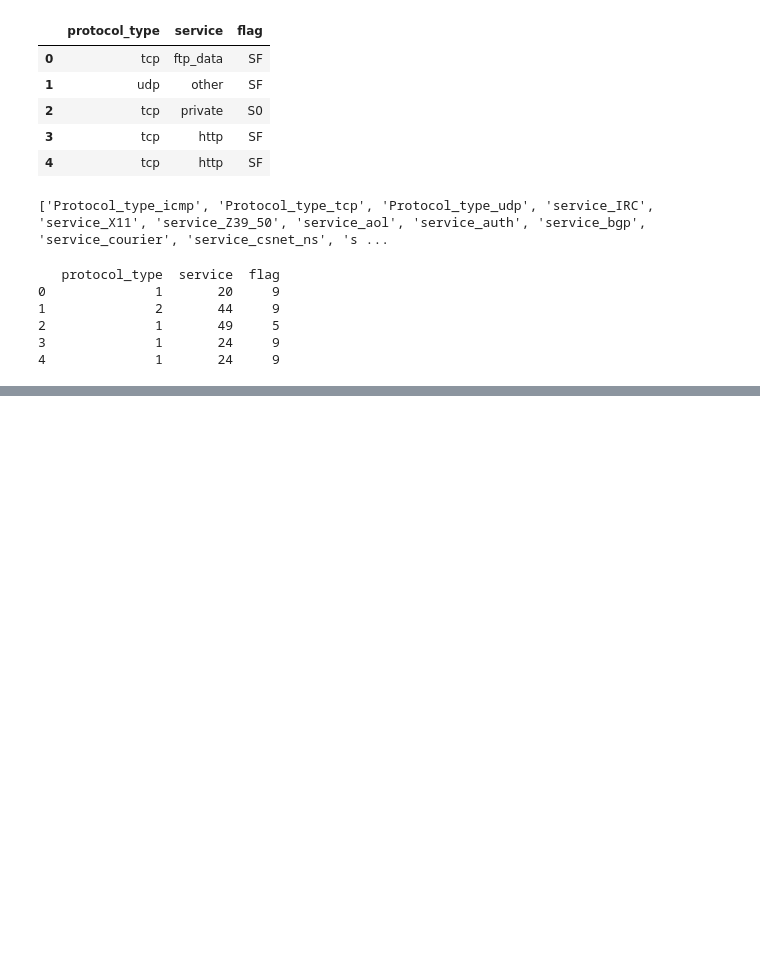
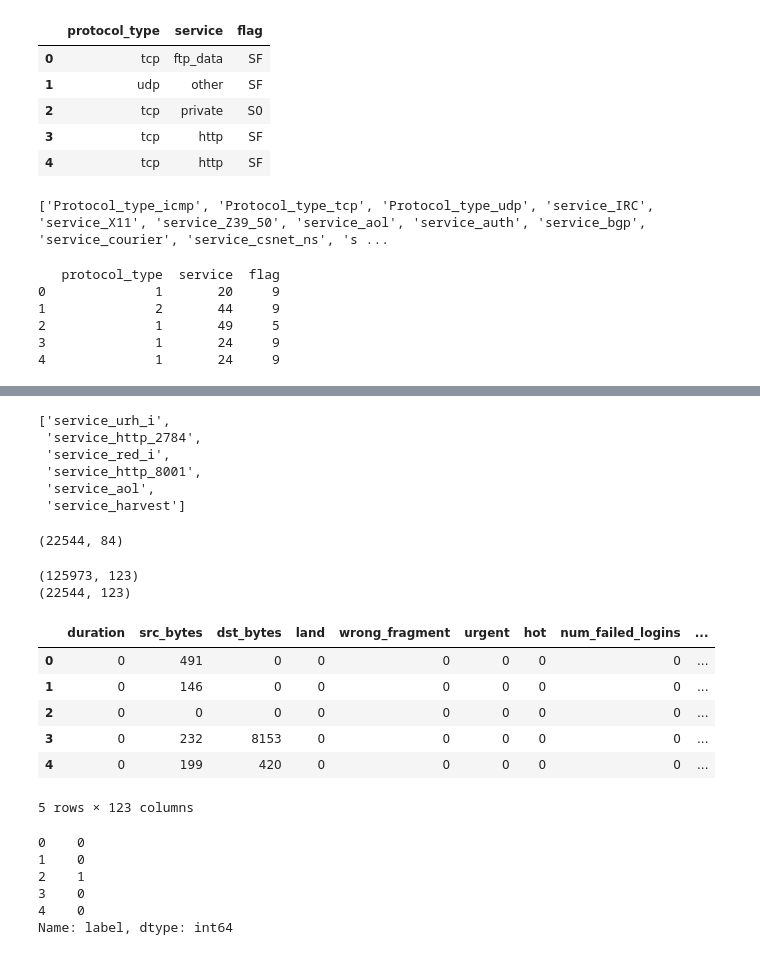
Before and after one commit to achmegantara/Feature-Importance-Ranking-Local-Outlier-Factor-NSLKDD-UNSWNB15, a Jupyter notebook: prog1.ipynb, the cells around one changed output, grey strips where cells are left out. Saved outputs shown, nothing was run; the diff lists cells and outputs as text; code cells hidden in the pictures; blank space fills up the shorter version.

```diff
--- a/prog1.ipynb
+++ b/prog1.ipynb
@@ -127,3 +127,11 @@ testdf_categorical_values_enc = testdf_categorical_values.apply(LabelEncoder().f
 2              1       49     5
 3              1       24     9
 4              1       24     9
+# %%
+enc = OneHotEncoder()
+df_categorical_values_encenc = enc.fit_transform(df_categorical_values_enc)
+df_cat_data = pd.DataFrame(df_categorical_values_encenc.toarray(), columns=dumcols)
+
+#test set
+testdf_categorical_values_encenc = enc.fit_transform(testdf_categorical_values_enc)
+testdf_cat_data = pd.DataFrame(testdf_categorical_values_encenc.toarray(), columns=testdumcols)
@@ -129,0 +148,72 @@ testdf_categorical_values_enc = testdf_categorical_values.apply(LabelEncoder().f
+# %%
+trainservice=df['service'].tolist()
+testservice=df_test['service'].tolist()
+difference=list(set(trainservice)-set(testservice))
+string = 'service_'
+difference = [string + x for x in difference]
+difference
+# %% [output]
+['service_urh_i',
+ 'service_http_2784',
+ 'service_red_i',
+ 'service_http_8001',
+ 'service_aol',
+ 'service_harvest']
+# %%
+for col in difference:
+    testdf_cat_data[col] = 0
+
+testdf_cat_data.shape
+# %% [output]
+(22544, 84)
+# %%
+#train data
+newdf=df.join(df_cat_data)
+newdf.drop('flag', axis=1, inplace=True)
+newdf.drop('protocol_type',axis=1, inplace=True)
+newdf.drop('service',axis=1, inplace=True)
+#newdf.drop('difficulty-level',axis=1, inplace=True)
+
+#test data
+newdf_test = df_test.join(testdf_cat_data)
+newdf_test.drop('flag', axis=1, inplace=True)
+newdf_test.drop('protocol_type',axis=1, inplace=True)
+newdf_test.drop('service',axis=1, inplace=True)
+#newdf_test.drop('difficulty-level',axis=1, inplace=True)
+
+print(newdf.shape)
+print(newdf_test.shape)
+# %% [output]
+(125973, 123)
+(22544, 123)
+# %%
+newdf.head()
+# %% [output]
+|  | duration | src_bytes | dst_bytes | land | wrong_fragment | urgent | hot | num_failed_logins | ... |
+| 0 | 0 | 491 | 0 | 0 | 0 | 0 | 0 | 0 | ... |
+| 1 | 0 | 146 | 0 | 0 | 0 | 0 | 0 | 0 | ... |
+| 2 | 0 | 0 | 0 | 0 | 0 | 0 | 0 | 0 | ... |
+| 3 | 0 | 232 | 8153 | 0 | 0 | 0 | 0 | 0 | ... |
+| 4 | 0 | 199 | 420 | 0 | 0 | 0 | 0 | 0 | ... |
+5 rows × 123 columns
+# %%
+#take label column
+labeldf=newdf['label']
+labeldf_test=newdf_test['label']
+
+#change the label column
+newlabeldf=labeldf.replace({ 'normal' : 0, 'neptune' : 1 ,'back': 1, 'land': 1, 'pod': 1, 'smurf': 1, 'teardrop': 1,'mailbomb': 1, 'apache2': 1, 'processtable': 1, 'udpstorm': 1, 'worm': 1,'ipsweep' : 2,'nmap' : 2,'portsweep' : 2,'satan' : 2,'mscan' : 2,'saint' : 2,'ftp_write': 3,'guess_passwd': 3,'imap': 3,'multihop': 3,'phf': 3,'spy': 3,'warezclient': 3,'warezmaster': 3,'sendmail': 3,'named': 3,'snmpgetattack': 3,'snmpguess': 3,'xlock': 3,'xsnoop': 3,'httptunnel': 3,'buffer_overflow': 4,'loadmodule': 4,'perl': 4,'rootkit': 4,'ps': 4,'sqlattack': 4,'xterm': 4})
+
+newlabeldf_test=labeldf_test.replace({ 'normal' : 0, 'neptune' : 1 ,'back': 1, 'land': 1, 'pod': 1, 'smurf': 1, 'teardrop': 1,'mailbomb': 1, 'apache2': 1, 'processtable': 1, 'udpstorm': 1, 'worm': 1,'ipsweep' : 2,'nmap' : 2,'portsweep' : 2,'satan' : 2,'mscan' : 2,'saint' : 2,'ftp_write': 3,'guess_passwd': 3,'imap': 3,'multihop': 3,'phf': 3,'spy': 3,'warezclient': 3,'warezmaster': 3,'sendmail': 3,'named': 3,'snmpgetattack': 3,'snmpguess': 3,'xlock': 3,'xsnoop': 3,'httptunnel': 3,'buffer_overflow': 4,'loadmodule': 4,'perl': 4,'rootkit': 4,'ps': 4,'sqlattack': 4,'xterm': 4})
+
+#put the new label column back
+newdf['label'] = newlabeldf
+newdf_test['label'] = newlabeldf_test
+print(newdf['label'].head())
+# %% [output]
+0    0
+1    0
+2    1
+3    0
+4    0
+Name: label, dtype: int64
```
Also changed, not shown: parts of 4 cells of this notebook.
